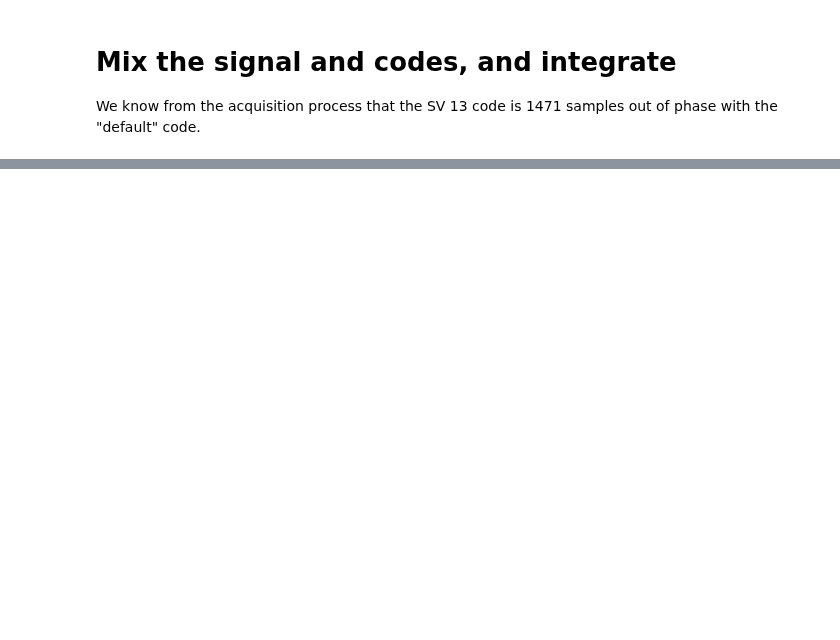
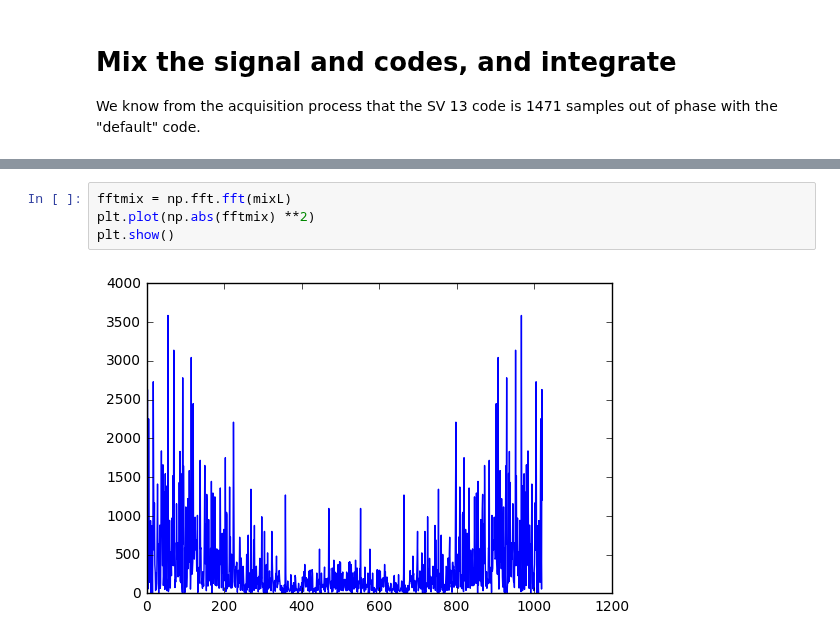
Before and after one commit to psas/gps, a Jupyter notebook: notebooks/Tracking.ipynb, the cells around one changed output, grey strips where cells are left out. Saved outputs shown, nothing was run; the diff lists cells and outputs as text; blank space fills up the shorter version.

```diff
--- a/notebooks/Tracking.ipynb
+++ b/notebooks/Tracking.ipynb
@@ -118,0 +149,6 @@ print(np.sum(mixL))
+# %%
+fftmix = np.fft.fft(mixL)
+plt.plot(np.abs(fftmix) **2)
+plt.show()
+# %% [output]
+[figure, added]
```
Also changed, not shown: parts of 8 cells of this notebook.
